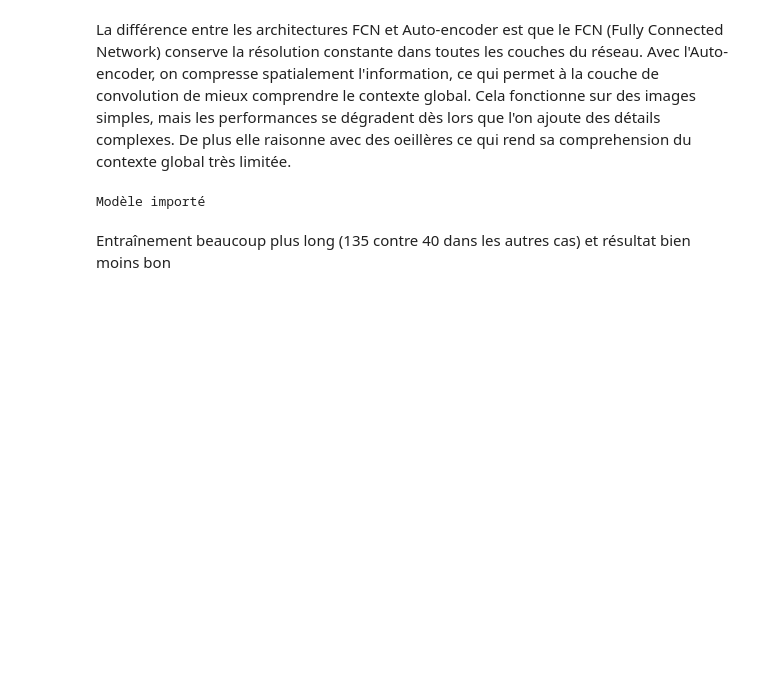
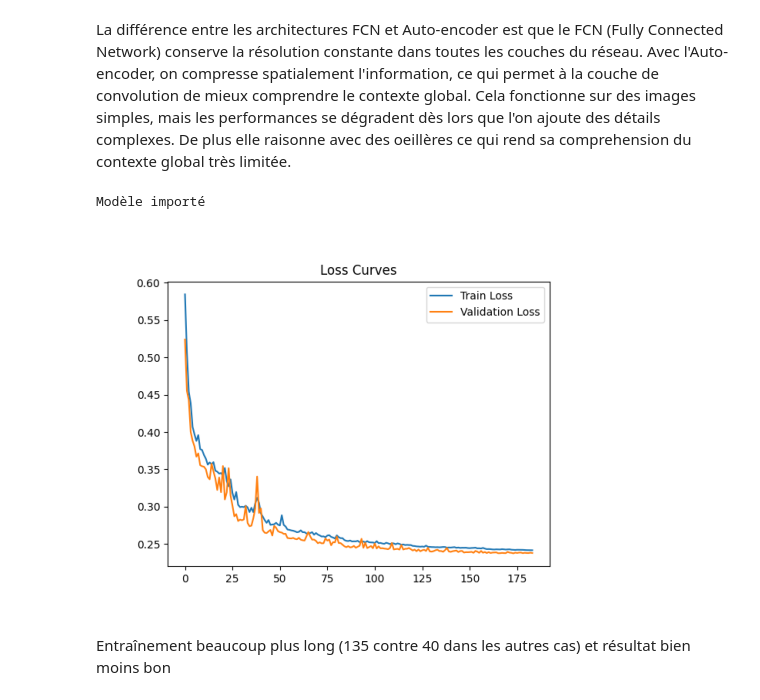
Before and after one commit to Marc-Andrieu/S10, a Jupyter notebook: MSO/CV/BE3 - Semantic Segmentation/beunet.ipynb, the cells around one changed output. Drawn from its saved outputs; the diff is of its cells as text; code cells hidden in the pictures; blank space fills up the shorter version.

```diff
--- a/MSO/CV/BE3 - Semantic Segmentation/beunet.ipynb
+++ b/MSO/CV/BE3 - Semantic Segmentation/beunet.ipynb
@@ -1032,6 +1069,10 @@ model_fcn = FCN().to(device)
 try :
     model_fcn.load_state_dict(torch_load("modeles_entraines/model_fcn.pth"))
     print("Modèle importé")
+    img = plt.imread("loss_model_fcn.png")
+    plt.imshow(img)
+    plt.axis("off")
+    plt.show()
 except FileNotFoundError:
     print("Pas de modèle enregistré")
 
@@ -1079,33 +1120,35 @@ except FileNotFoundError:
                 outputs = model_fcn(images)
                 loss = criterion(outputs, masks)
 
                 val_loss += loss.item() * images.size(0)
 
         val_loss /= len(val_loader.dataset)
         val_losses_fcn.append(val_loss)
 
         scheduler.step(val_loss)
 
         print("Epoch :", epoch+1, "| Train :", train_loss, "| Val :", val_loss)
 
         if val_loss < best_val_loss:
             best_val_loss = val_loss
             torch.save(model_fcn.state_dict(), "modeles_entraines/model_fcn.pth")
             early_stop_counter = 0
         else:
             early_stop_counter += 1
 
         if early_stop_counter >= 10:
             print("Early stopping triggered at epoch ", epoch)
             break
 
     plt.plot(train_losses, label="Train Loss")
     plt.plot(val_losses_fcn, label="Validation Loss")
     plt.legend()
     plt.title("Loss Curves")
+    plt.savefig("loss_model_fcn.png")
     plt.show()
 # %% [output]
 Modèle importé
+[figure, added]
 # %% [markdown]
 Entraînement beaucoup plus long (135 contre 40 dans les autres cas) et résultat bien moins bon
 # %% [markdown]
```
Also changed, not shown: parts of 17 cells of this notebook, 14 other files.
